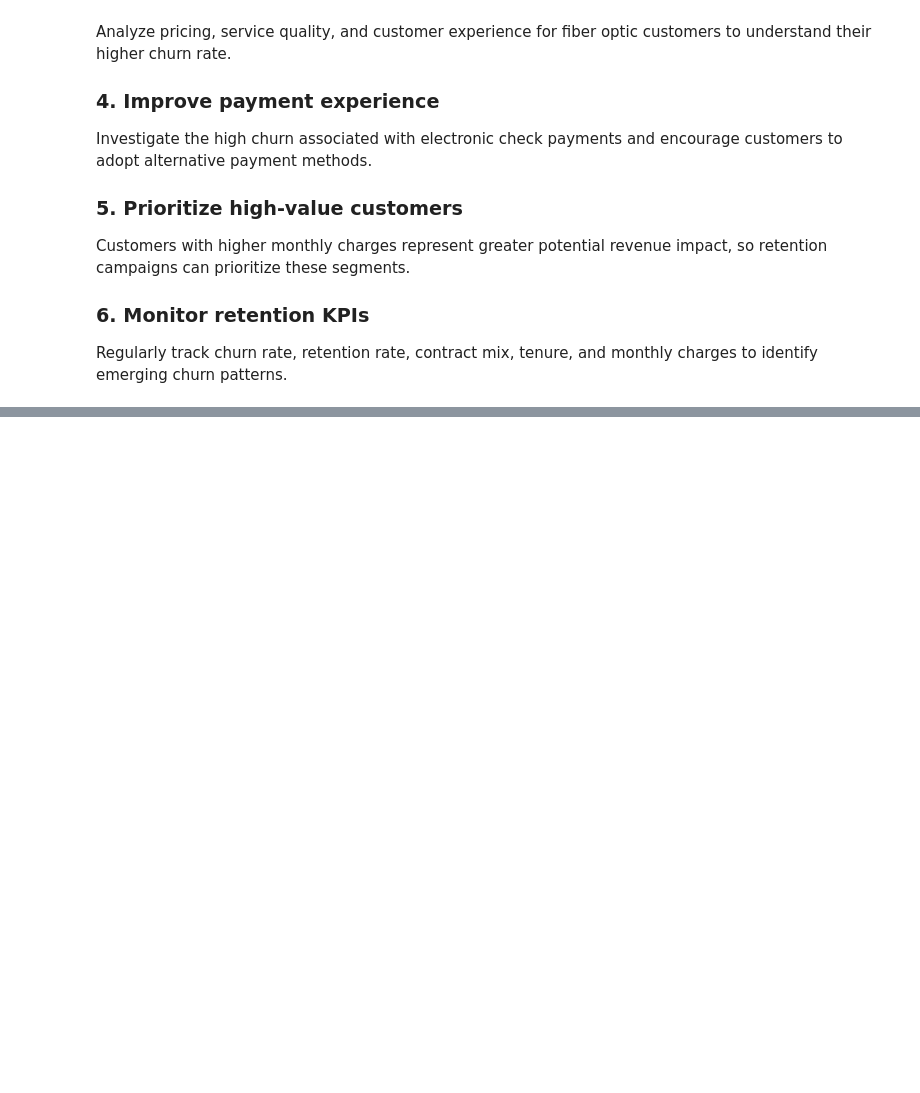
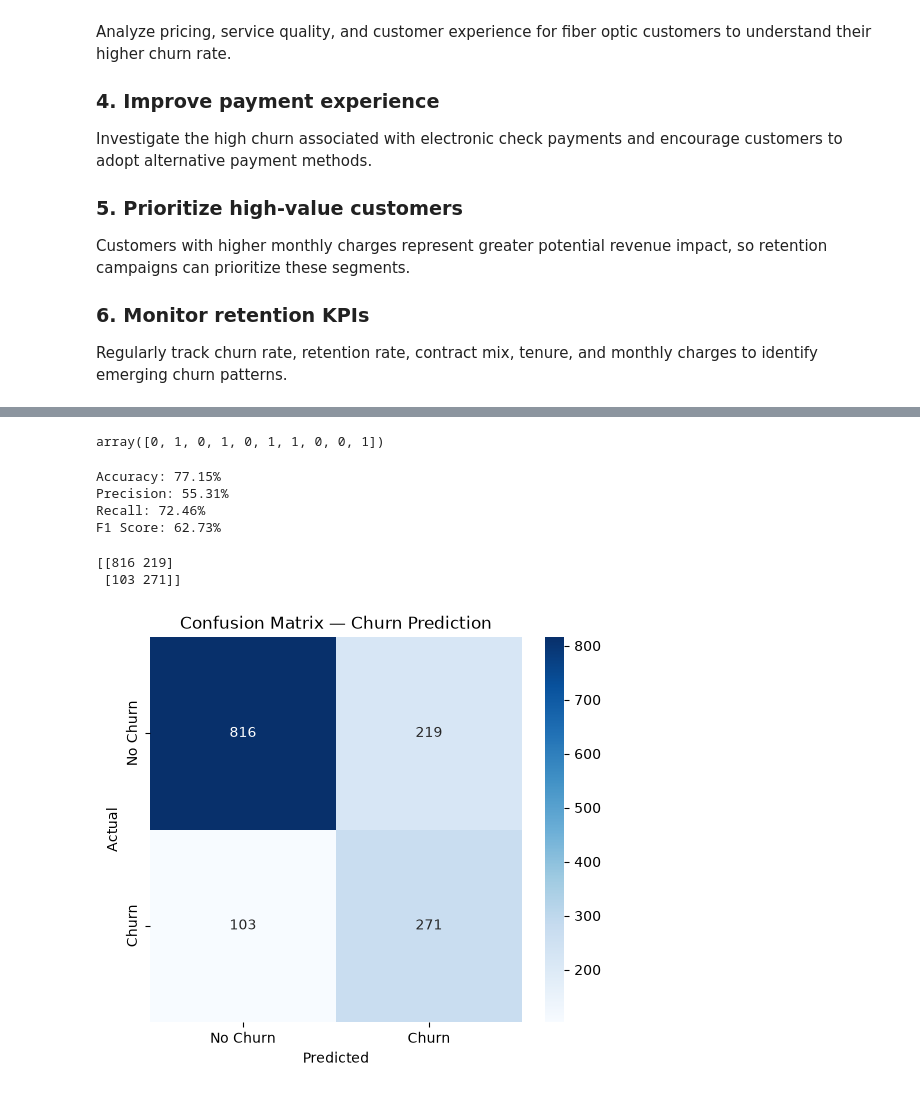
Before and after one commit to s-kamirkar/Customer-Churn-Retention-Analysis, a Jupyter notebook: notebooks/01_customer_churn_analysis.ipynb, the cells around one changed output, grey strips where cells are left out. Cells and saved outputs as stored; diff of their text form; code cells hidden in the pictures; blank space fills up the shorter version.

```diff
--- a/notebooks/01_customer_churn_analysis.ipynb
+++ b/notebooks/01_customer_churn_analysis.ipynb
@@ -617,0 +1013,72 @@ Regularly track churn rate, retention rate, contract mix, tenure, and monthly ch
+# %%
+# Apply the selected 0.35 probability threshold to the final test data
+# Customers with a churn probability of 35% or more are classified as churners
+y_test_pred_threshold = (y_prob >= 0.35).astype(int)
+
+# Display the first 10 predictions
+y_test_pred_threshold[:10]
+# %% [output]
+array([0, 1, 0, 1, 0, 1, 1, 0, 0, 1])
+# %%
+# Calculate the final evaluation metrics using the 0.35 threshold
+# Precision tells us how many predicted churners actually churned
+precision_threshold = precision_score(y_test, y_test_pred_threshold)
+
+# Recall tells us how many actual churners the model successfully identified
+recall_threshold = recall_score(y_test, y_test_pred_threshold)
+
+# F1-score balances precision and recall
+f1_threshold = f1_score(y_test, y_test_pred_threshold)
+
+# Accuracy shows the overall percentage of correct predictions
+accuracy_threshold = accuracy_score(y_test, y_test_pred_threshold)
+
+# Display the final results
+print(f"Accuracy: {accuracy_threshold:.2%}")
+print(f"Precision: {precision_threshold:.2%}")
+print(f"Recall: {recall_threshold:.2%}")
+print(f"F1 Score: {f1_threshold:.2%}")
+# %% [output]
+Accuracy: 77.15%
+Precision: 55.31%
+Recall: 72.46%
+F1 Score: 62.73%
+# %%
+# Import the confusion matrix function
+from sklearn.metrics import confusion_matrix
+
+# Calculate the confusion matrix using the final 0.35 threshold
+cm = confusion_matrix(y_test, y_test_pred_threshold)
+
+# Display the confusion matrix
+print(cm)
+# %% [output]
+[[816 219]
+ [103 271]]
+# %%
+# Create a figure for the confusion matrix
+plt.figure(figsize=(6, 5))
+
+# Display the confusion matrix as a heatmap
+# annot=True shows the number of customers in each category
+# fmt="d" displays the values as whole numbers
+sns.heatmap(
+    cm,
+    annot=True,
+    fmt="d",
+    cmap="Blues",
+    xticklabels=["No Churn", "Churn"],
+    yticklabels=["No Churn", "Churn"]
+)
+
+# Label the axes
+plt.xlabel("Predicted")
+plt.ylabel("Actual")
+
+# Add a title
+plt.title("Confusion Matrix — Churn Prediction")
+
+# Display the plot
+plt.show()
+# %% [output]
+[figure, added]
```
Also changed, not shown: parts of 49 cells of this notebook.
